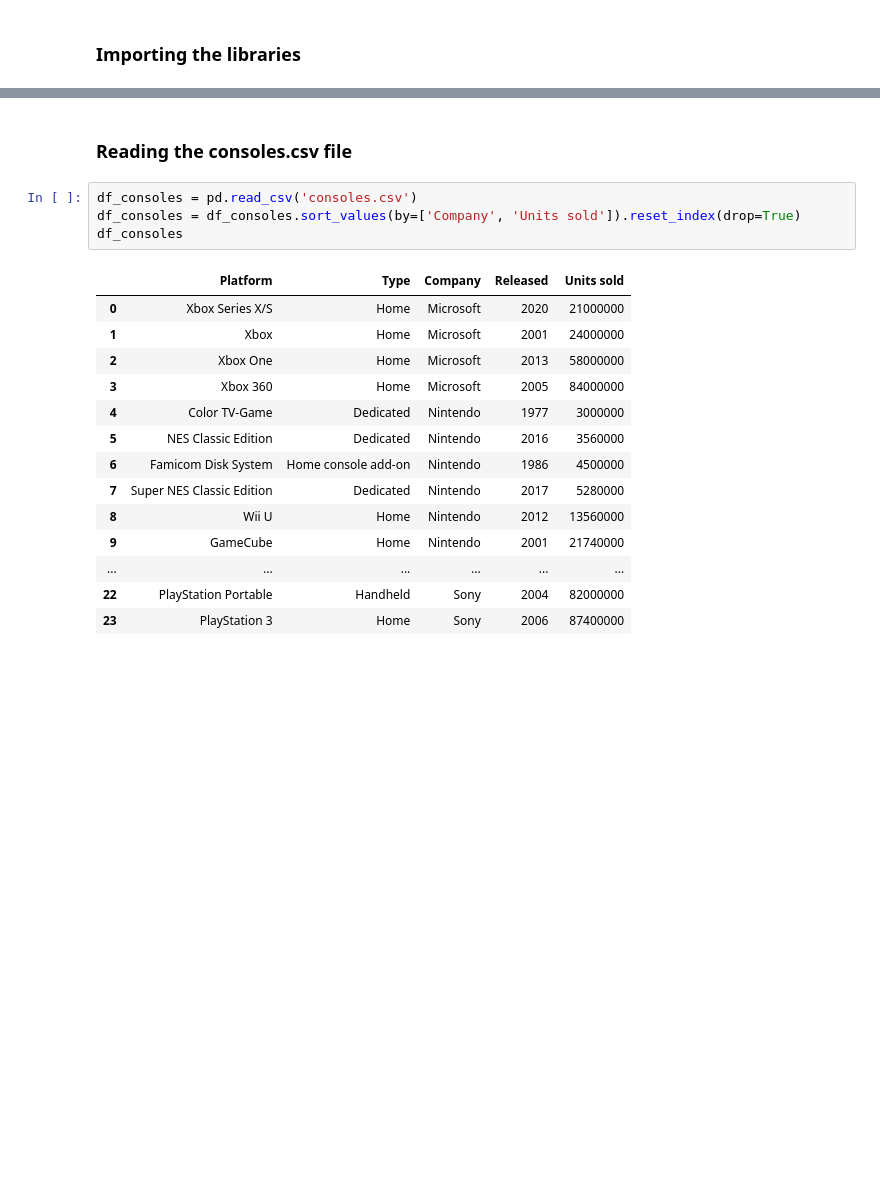
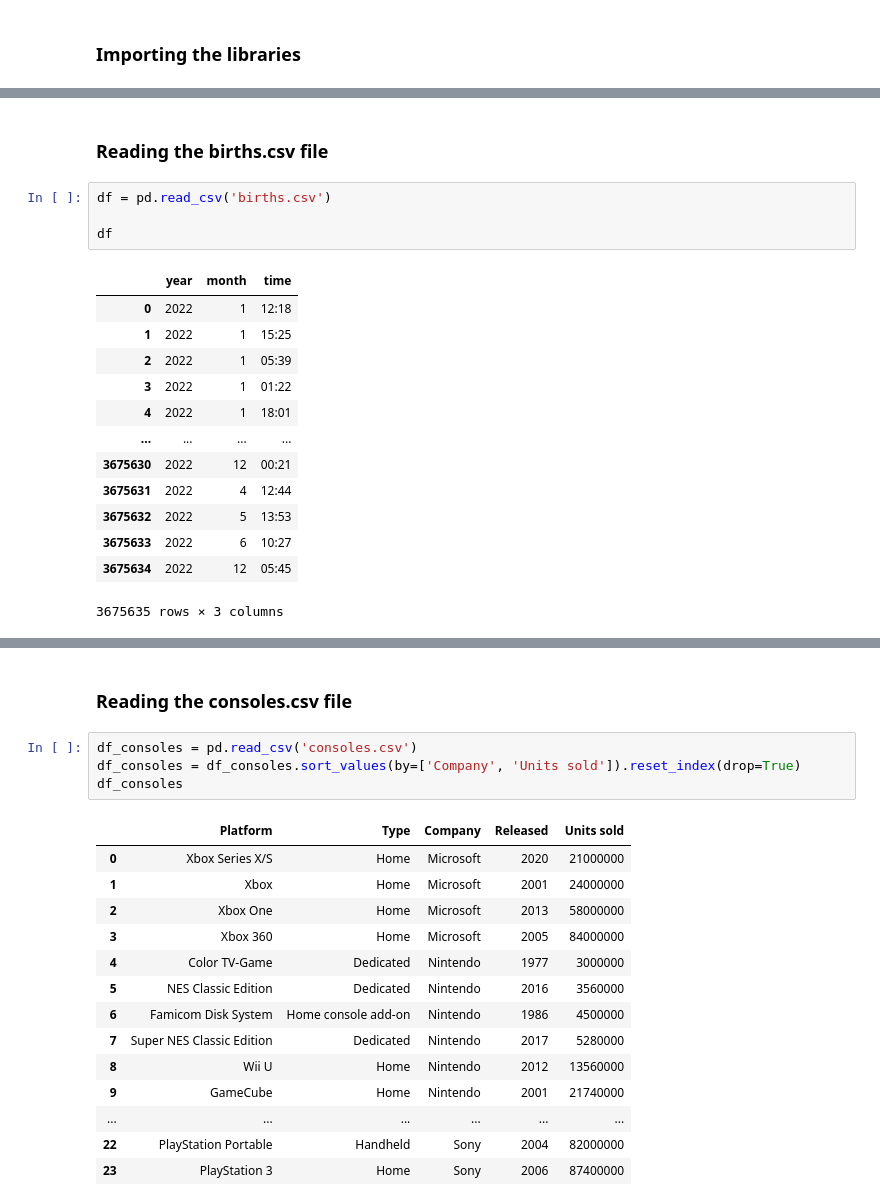
Before and after one commit to pranavarora1895/advanced-data-visualization, a Jupyter notebook: Assignment 5/COMP6934_Assignment5.ipynb, the cells around one changed output, grey strips where cells are left out. Saved outputs shown, nothing was run; the diff lists cells and outputs as text; blank space fills up the shorter version.

```diff
--- a/Assignment 5/COMP6934_Assignment5.ipynb
+++ b/Assignment 5/COMP6934_Assignment5.ipynb
@@ -9,0 +23,20 @@ import numpy as np
+# %% [markdown]
+### Reading the births.csv file
+# %%
+df = pd.read_csv('births.csv')
+
+df
+# %% [output]
+|  | year | month | time |
+| 0 | 2022 | 1 | 12:18 |
+| 1 | 2022 | 1 | 15:25 |
+| 2 | 2022 | 1 | 05:39 |
+| 3 | 2022 | 1 | 01:22 |
+| 4 | 2022 | 1 | 18:01 |
+| ... | ... | ... | ... |
+| 3675630 | 2022 | 12 | 00:21 |
+| 3675631 | 2022 | 4 | 12:44 |
+| 3675632 | 2022 | 5 | 13:53 |
+| 3675633 | 2022 | 6 | 10:27 |
+| 3675634 | 2022 | 12 | 05:45 |
+3675635 rows × 3 columns
```
Also changed, not shown: parts of 19 cells of this notebook.
